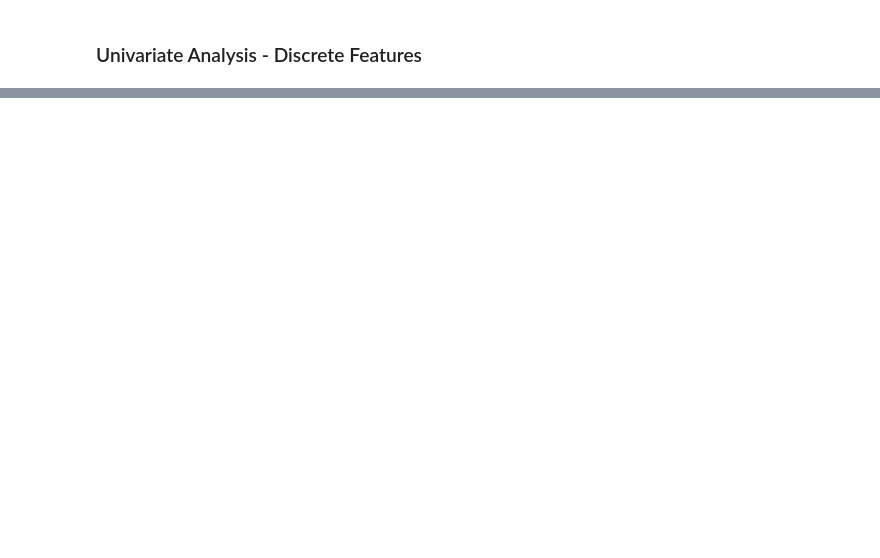
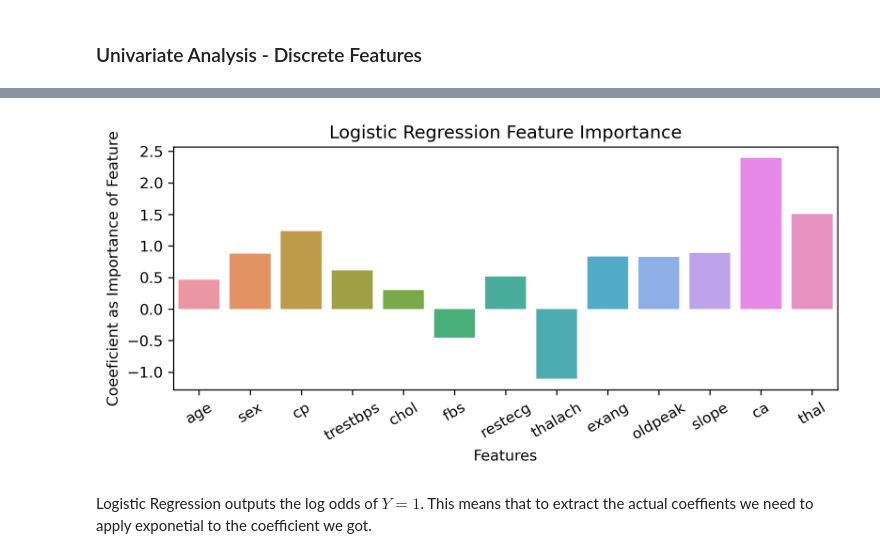
Before and after one commit to viralbthakar/CP8210-DB-Design, a Jupyter notebook: Assignment - 2 - StatsModels/Sollution.ipynb, the cells around one changed output, grey strips where cells are left out. Drawn from its saved outputs; the diff is of its cells as text; code cells hidden in the pictures; blank space fills up the shorter version.

```diff
--- a/Assignment - 2 - StatsModels/Sollution.ipynb
+++ b/Assignment - 2 - StatsModels/Sollution.ipynb
@@ -425,0 +736,4 @@ for discrete_column in discrete_columns:
+# %%
+# best model
+lasso_regression_model = Lasso_reg.best_estimator_
+lasso_regression_model.fit(x_train, y_train)
@@ -425,0 +764,6 @@ for discrete_column in discrete_columns:
+# %%
+x_train_updated = x_train.drop(columns=['age', 'chol'], axis=1)
+x_test_updated = x_test.drop(columns=['age', 'chol'], axis=1)
+# %%
+linear_regression = LinearRegression(fit_intercept=True, n_jobs=-1)
+linear_regression.fit(x_train_updated, y_train)
@@ -425,0 +793,3 @@ for discrete_column in discrete_columns:
+# %%
+logistic_regression = LogisticRegression(penalty='l2', multi_class='ovr', fit_intercept=True, n_jobs=-1)
+logistic_regression.fit(x_train, y_train)
@@ -425,0 +836,6 @@ for discrete_column in discrete_columns:
+# %%
+feature_importance = traditional_feature_importance(logistic_regression, x_train, figsize=(8, 3), title="Logistic Regression Feature Importance")
+# %% [output]
+[figure, added]
+# %% [markdown]
+Logistic Regression outputs the log odds of $Y = 1$. This means that to extract the actual coeffients we need to apply exponetial to the coefficient we got.
```
Also changed, not shown: parts of 97 cells of this notebook, 34 other files.
